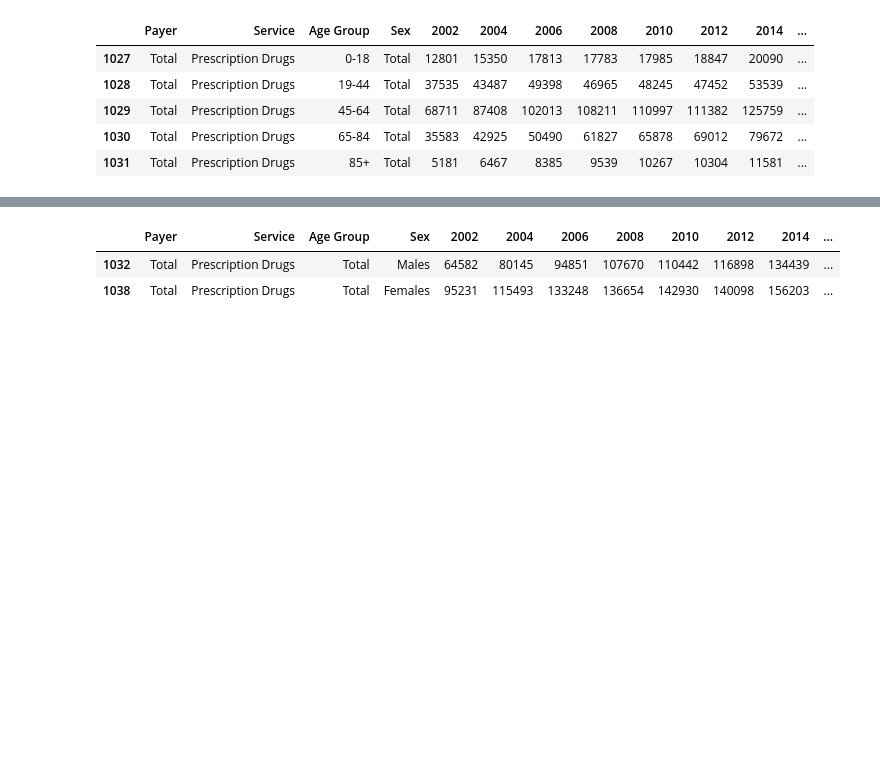
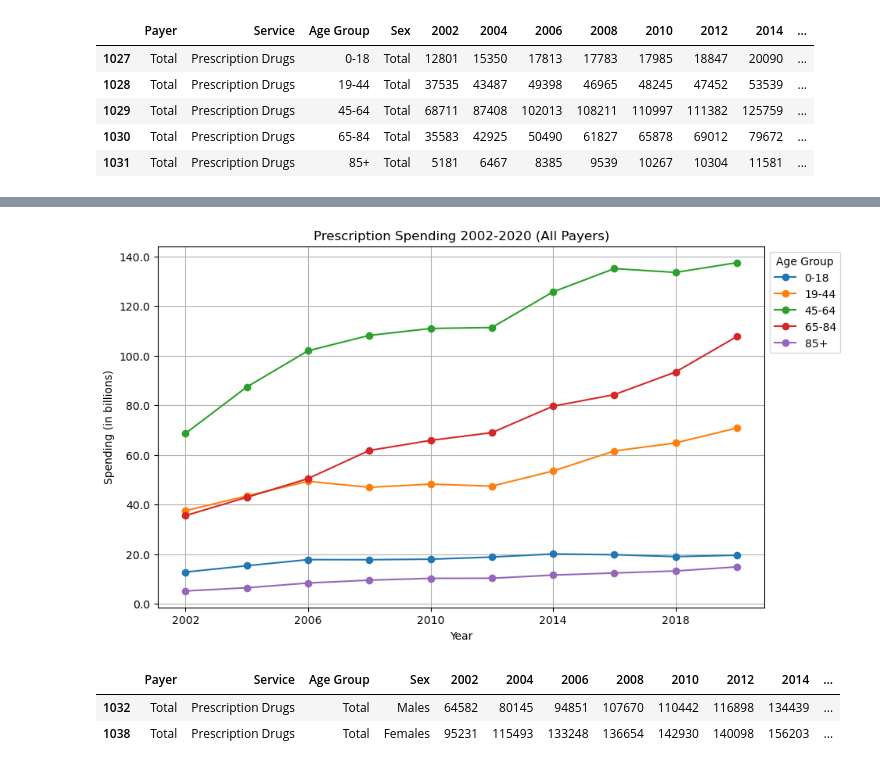
Before and after one commit to vokouns/us-healthcare-spending, a Jupyter notebook: scottsnotebook.ipynb, the cells around one changed output, grey strips where cells are left out. Drawn from its saved outputs; the diff is of its cells as text; code cells hidden in the pictures; blank space fills up the shorter version.

Commit message:
added more drug spending charting

```diff
--- a/scottsnotebook.ipynb
+++ b/scottsnotebook.ipynb
@@ -326,3 +326,6 @@ pres_filtered_df
 | 1029 | Total | Prescription Drugs | 45-64 | Total | 68711 | 87408 | 102013 | 108211 | 110997 | 111382 | 125759 | ... |
 | 1030 | Total | Prescription Drugs | 65-84 | Total | 35583 | 42925 | 50490 | 61827 | 65878 | 69012 | 79672 | ... |
 | 1031 | Total | Prescription Drugs | 85+ | Total | 5181 | 6467 | 8385 | 9539 | 10267 | 10304 | 11581 | ... |
+# %%
+pres_columns_df = pres_filtered_df.loc[:,["Age Group", "2002", "2004",	"2006",	"2008",	"2010",	"2012",	"2014",	"2016",	"2018",	"2020"]]
+pres_columns_df
@@ -329,2 +339,3 @@ pres_filtered_df
 # %%
-pres_
+pres_indexreset_df = pres_columns_df.set_index("Age Group")
+pres_indexreset_df
@@ -330,0 +350,3 @@ pres_
+# %%
+pres_rotation_df = pres_indexreset_df.T
+pres_rotation_df
@@ -331,3 +365,17 @@ pres_
+# %%
+pres_rotation_df.plot(kind="line", marker="o", figsize=(10, 6))
+plt.title('Prescription Spending 2002-2020 (All Payers)')
+plt.xlabel('Year')
+plt.ylabel('Spending (in billions)')
+plt.legend(title='Age Group', bbox_to_anchor=(1, 1))
+plt.grid(True)
+ax = plt.gca()
+ax.yaxis.set_major_formatter(ticker.FuncFormatter(lambda x, pos: '{:.1f}'.format(x / 1000)))
+
+plt.savefig("Figures/pres_spending.png")
+plt.show()
+# %% [output]
+[figure, added]
 # %%
 persc_filtered = persc_drugs[(persc_drugs["Age Group"] == "Total") & (persc_drugs["Sex"] != "Total")]
 persc_filtered
```
Also changed, not shown: parts of 3 cells of this notebook, 2 other files.
